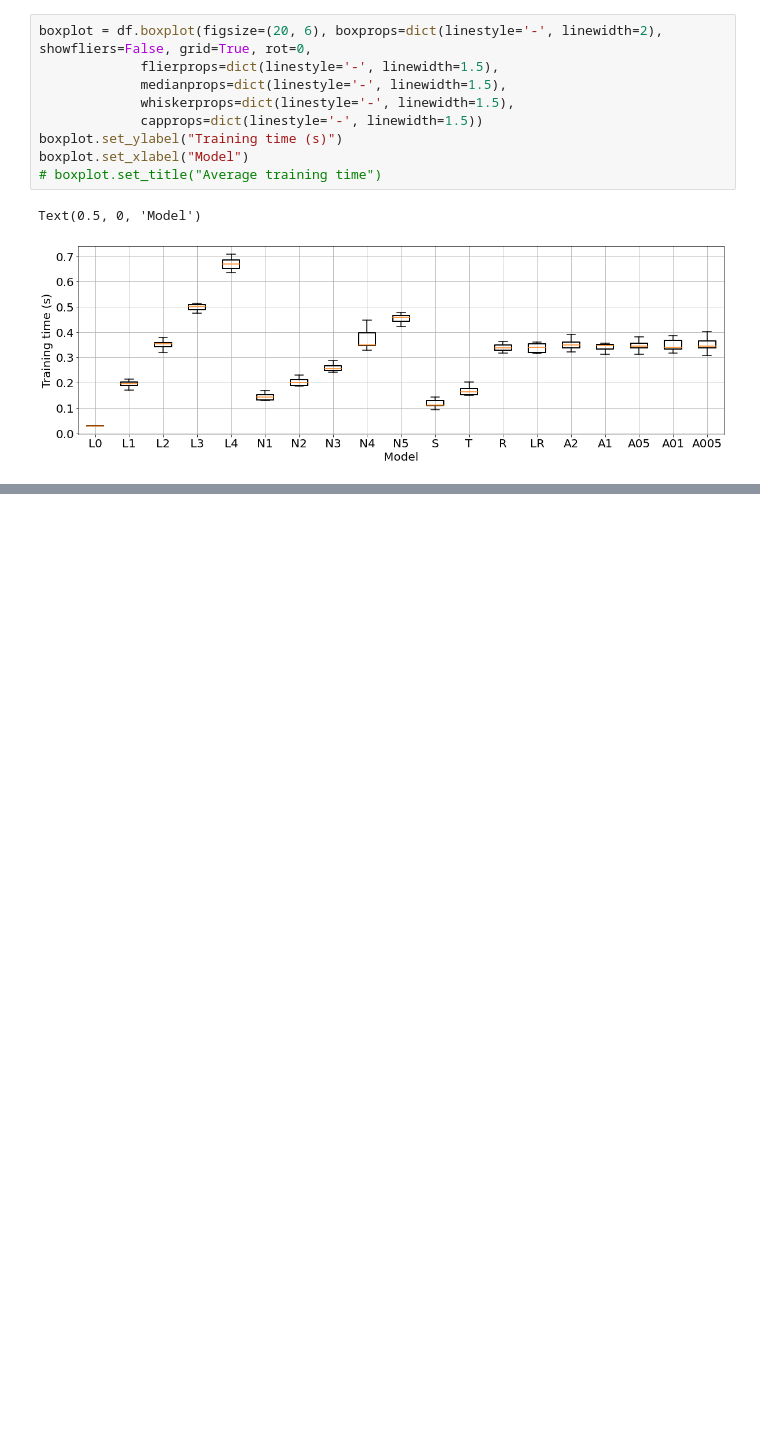
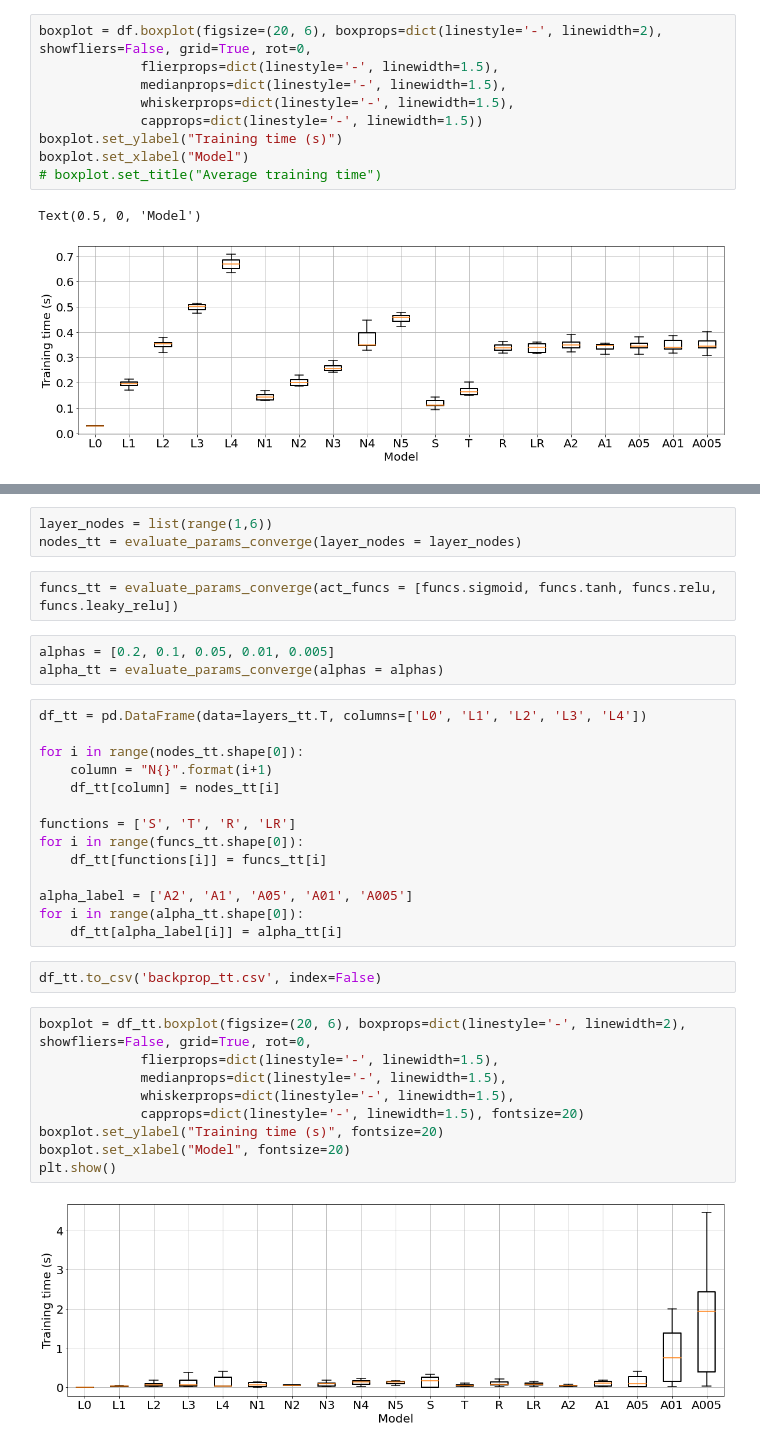
Before and after one commit to kymckay/f21bc-coursework, a Jupyter notebook: investigation.ipynb, the cells around one changed output, grey strips where cells are left out. Drawn from its saved outputs; the diff is of its cells as text; blank space fills up the shorter version.

Commit message:
Implement convergence training times

```diff
--- a/investigation.ipynb
+++ b/investigation.ipynb
@@ -331,0 +421,35 @@ Text(0.5, 0, 'Model')
+# %%
+layer_nodes = list(range(1,6))
+nodes_tt = evaluate_params_converge(layer_nodes = layer_nodes)
+# %%
+funcs_tt = evaluate_params_converge(act_funcs = [funcs.sigmoid, funcs.tanh, funcs.relu, funcs.leaky_relu])
+# %%
+alphas = [0.2, 0.1, 0.05, 0.01, 0.005]
+alpha_tt = evaluate_params_converge(alphas = alphas)
+# %%
+df_tt = pd.DataFrame(data=layers_tt.T, columns=['L0', 'L1', 'L2', 'L3', 'L4'])
+
+for i in range(nodes_tt.shape[0]):
+    column = "N{}".format(i+1)
+    df_tt[column] = nodes_tt[i]
+
+functions = ['S', 'T', 'R', 'LR']
+for i in range(funcs_tt.shape[0]):
+    df_tt[functions[i]] = funcs_tt[i]
+
+alpha_label = ['A2', 'A1', 'A05', 'A01', 'A005']
+for i in range(alpha_tt.shape[0]):
+    df_tt[alpha_label[i]] = alpha_tt[i]
+# %%
+df_tt.to_csv('backprop_tt.csv', index=False)
+# %%
+boxplot = df_tt.boxplot(figsize=(20, 6), boxprops=dict(linestyle='-', linewidth=2), showfliers=False, grid=True, rot=0,
+             flierprops=dict(linestyle='-', linewidth=1.5),
+             medianprops=dict(linestyle='-', linewidth=1.5),
+             whiskerprops=dict(linestyle='-', linewidth=1.5),
+             capprops=dict(linestyle='-', linewidth=1.5), fontsize=20)
+boxplot.set_ylabel("Training time (s)", fontsize=20)
+boxplot.set_xlabel("Model", fontsize=20)
+plt.show()
+# %% [output]
+[figure, added]
```
Also changed, not shown: parts of 4 cells of this notebook.
